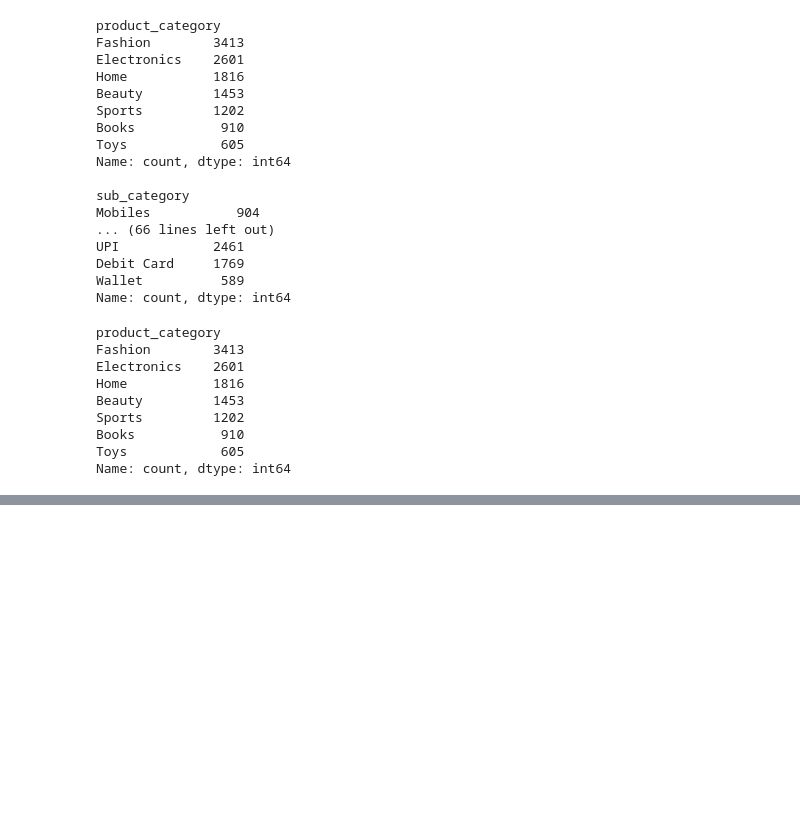
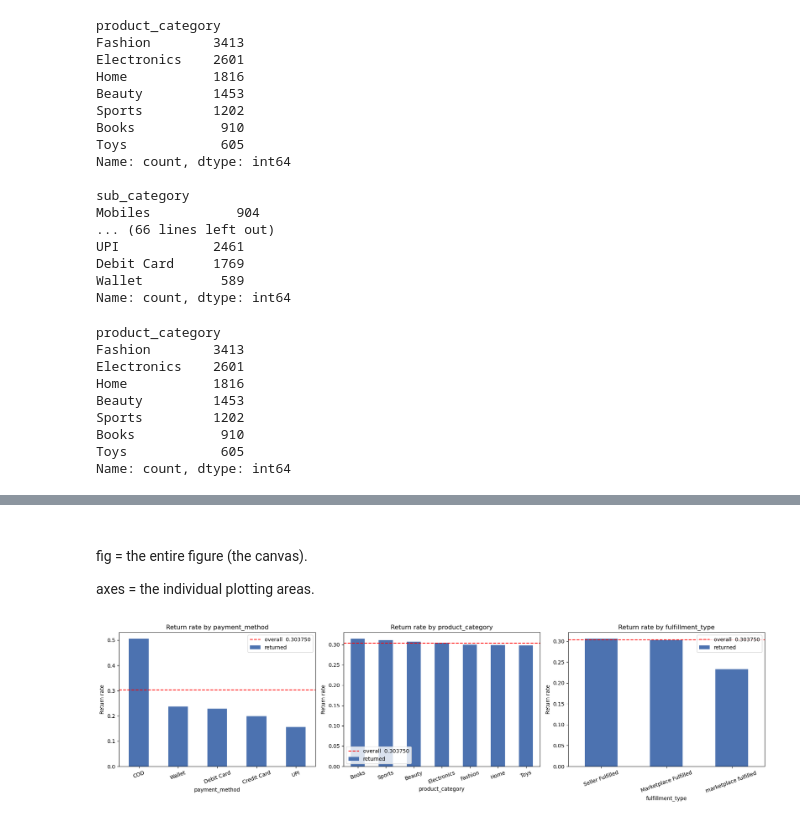
Before and after one commit to azeem932356/product-return-risk-prediction, a Jupyter notebook: product_return.ipynb, the cells around one changed output, grey strips where cells are left out. Drawn from its saved outputs; the diff is of its cells as text; code cells hidden in the pictures; blank space fills up the shorter version.

```diff
--- a/product_return.ipynb
+++ b/product_return.ipynb
@@ -166,0 +191,27 @@ Name: count, dtype: int64
+# %% [markdown]
+#####
+fig = the entire figure (the canvas).
+
+axes = the individual plotting areas.
+# %%
+fig, axes= plt.subplots(1, 3, figsize= (18, 5))    #Create three plots in one figure
+#plt.subplots(rows, columns)
+
+overall= df["returned"].mean()
+
+for ax, col in zip(axes, ["payment_method", "product_category", "fulfillment_type"]):
+    rate= df.groupby(col)["returned"].mean().sort_values(ascending= False)     #calculating and grouping "returned" column in decending order with respect to col
+
+    rate.plot(kind= "bar", ax= ax, color= "#4c72b0") #ploting the data into bar
+
+    ax.axhline(overall, color= "Red", ls= "--", label= f"overall {overall: 2f}")  #drawing horizontal line here, based on our mean()
+
+    ax.set_title(f"Return rate by {col}")   # with the help of {} it changes every fig name
+    ax.set_ylabel("Return rate")
+    ax.tick_params(axis= "x", rotation= 20)
+    ax.legend()
+
+plt.tight_layout()
+plt.show()
+# %% [output]
+[figure, added]
```
Also changed, not shown: parts of 6 cells of this notebook.
